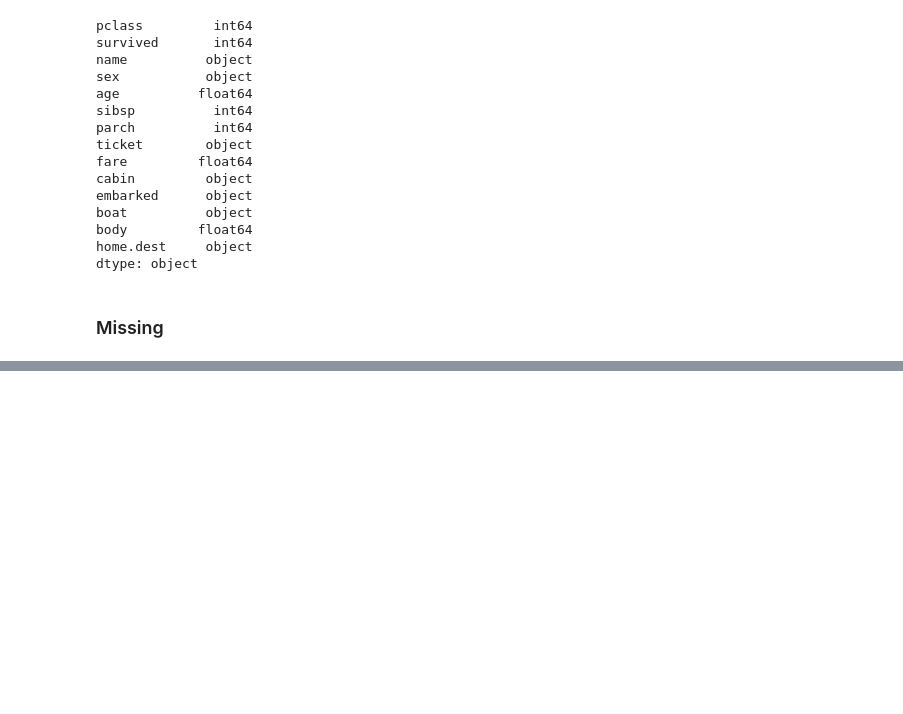
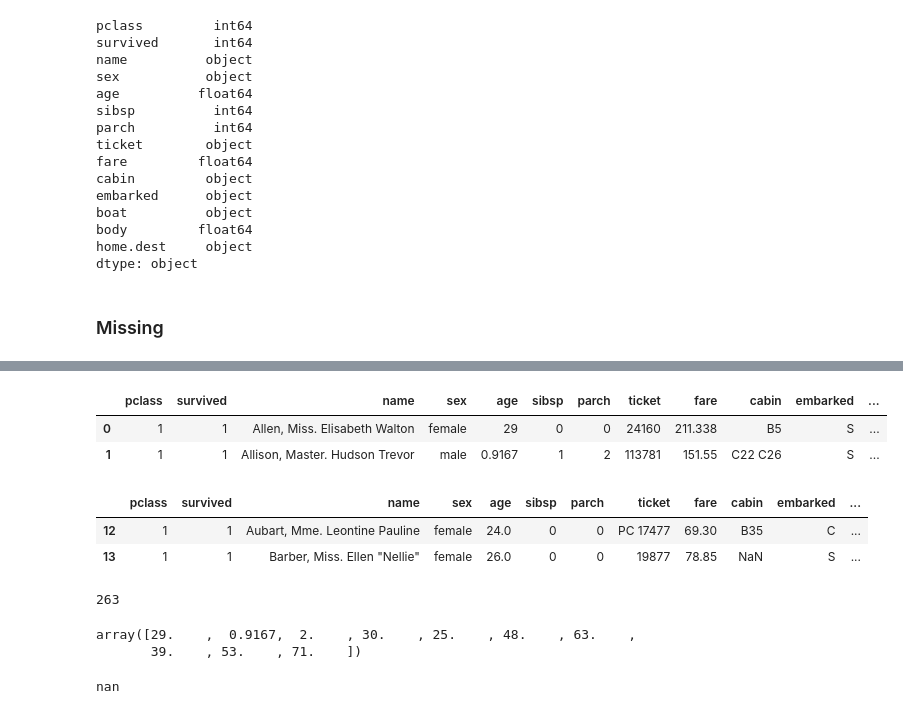
Before and after one commit to giordanap/Udemy-Machine_Learning, a Jupyter notebook: sript_02.ipynb, the cells around one changed output, grey strips where cells are left out. Saved outputs shown, nothing was run; the diff lists cells and outputs as text; code cells hidden in the pictures; blank space fills up the shorter version.

```diff
--- a/sript_02.ipynb
+++ b/sript_02.ipynb
@@ -80,0 +95,8 @@ Name: body, Length: 1309, dtype: bool
+# %%
+data4=data
+# %%
+data4.fillna('Desconocido').head(2)
+# %% [output]
+|  | pclass | survived | name | sex | age | sibsp | parch | ticket | fare | cabin | embarked | ... |
+| 0 | 1 | 1 | Allen, Miss. Elisabeth Walton | female | 29 | 0 | 0 | 24160 | 211.338 | B5 | S | ... |
+| 1 | 1 | 1 | Allison, Master. Hudson Trevor | male | 0.9167 | 1 | 2 | 113781 | 151.55 | C22 C26 | S | ... |
@@ -80,0 +105,21 @@ Name: body, Length: 1309, dtype: bool
+# %%
+data5['body']=data5['body'].fillna(0)
+data5['home.dest']=data5['home.dest'].fillna('Desconocido')
+data5[12:14]
+# %% [output]
+|  | pclass | survived | name | sex | age | sibsp | parch | ticket | fare | cabin | embarked | ... |
+| 12 | 1 | 1 | Aubart, Mme. Leontine Pauline | female | 24.0 | 0 | 0 | PC 17477 | 69.30 | B35 | C | ... |
+| 13 | 1 | 1 | Barber, Miss. Ellen "Nellie" | female | 26.0 | 0 | 0 | 19877 | 78.85 | NaN | S | ... |
+# %%
+pd.isnull(data5['age']).values.ravel().sum()
+# %% [output]
+263
+# %%
+data5['age'].fillna(data['age'].mean()).values[0:10]
+# %% [output]
+array([29.    ,  0.9167,  2.    , 30.    , 25.    , 48.    , 63.    ,
+       39.    , 53.    , 71.    ])
+# %%
+data5['age'][1291]
+# %% [output]
+nan
```
Also changed, not shown: parts of 12 cells of this notebook.
